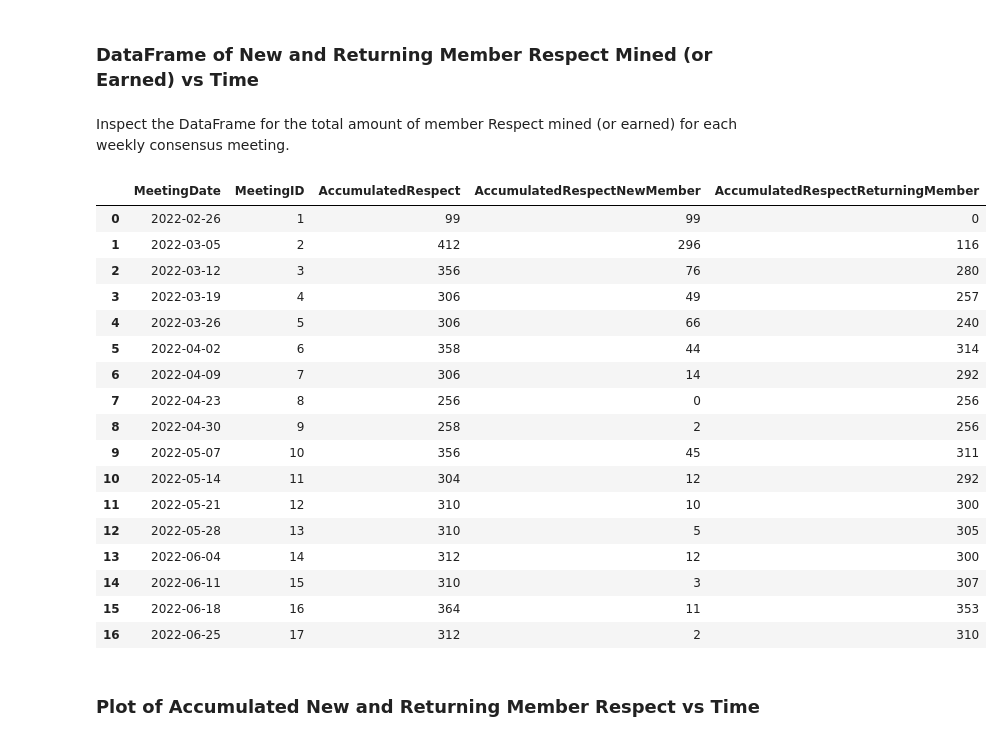
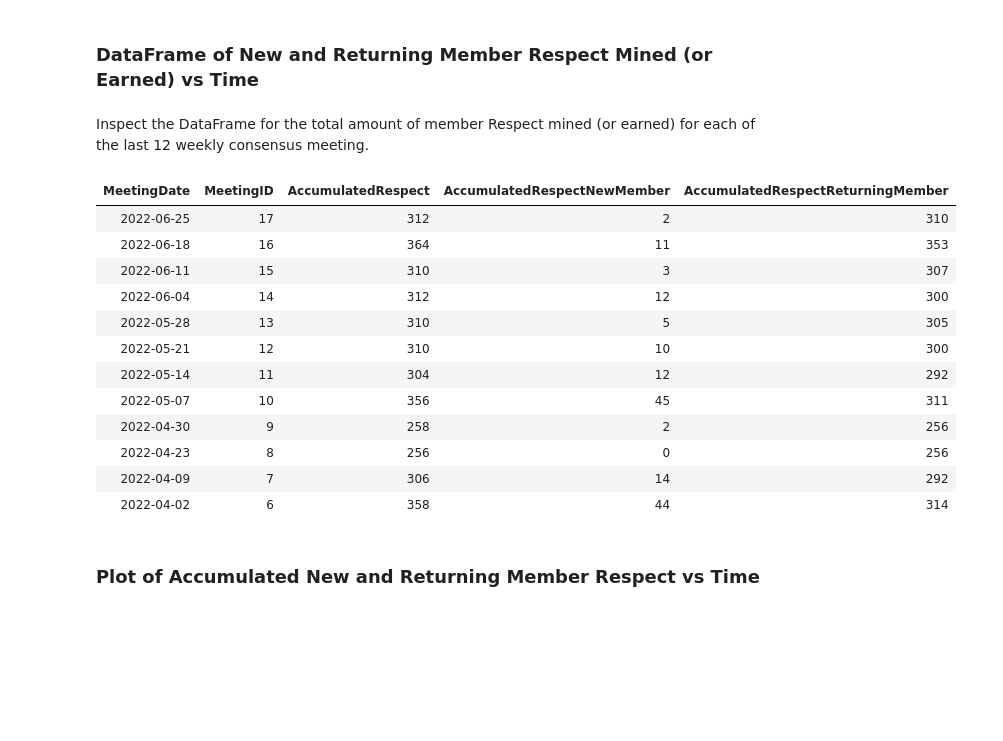
Before and after one commit to matt-langston/fractal_governance, a Jupyter notebook: notebook/README.ipynb, the cells around one changed output. Cells and saved outputs as stored; diff of their text form; code cells hidden in the pictures; blank space fills up the shorter version.

```diff
--- a/notebook/README.ipynb
+++ b/notebook/README.ipynb
@@ -252,28 +229,23 @@ Statistics(mean=5.16, standard_deviation=5.23)
 # %% [markdown]
 ### DataFrame of New and Returning Member Respect Mined (or Earned) vs Time
 # %% [markdown]
-Inspect the DataFrame for the total amount of member Respect mined (or earned) for each weekly consensus meeting.
+Inspect the DataFrame for the total amount of member Respect mined (or earned) for each of the last 12 weekly consensus meeting.
 # %%
-GitHubMarkdownDataFrame(dataset.df_member_respect_new_and_returning_by_meeting)
+GitHubMarkdownDataFrame(dataset.df_member_respect_new_and_returning_by_meeting.iloc[::-1].head(12))
 # %% [output]
-|  | MeetingDate | MeetingID | AccumulatedRespect | AccumulatedRespectNewMember | AccumulatedRespectReturningMember |
-| 0 | 2022-02-26 | 1 | 99 | 99 | 0 |
-| 1 | 2022-03-05 | 2 | 412 | 296 | 116 |
-| 2 | 2022-03-12 | 3 | 356 | 76 | 280 |
-| 3 | 2022-03-19 | 4 | 306 | 49 | 257 |
-| 4 | 2022-03-26 | 5 | 306 | 66 | 240 |
-| 5 | 2022-04-02 | 6 | 358 | 44 | 314 |
-| 6 | 2022-04-09 | 7 | 306 | 14 | 292 |
-| 7 | 2022-04-23 | 8 | 256 | 0 | 256 |
-| 8 | 2022-04-30 | 9 | 258 | 2 | 256 |
-| 9 | 2022-05-07 | 10 | 356 | 45 | 311 |
-| 10 | 2022-05-14 | 11 | 304 | 12 | 292 |
-| 11 | 2022-05-21 | 12 | 310 | 10 | 300 |
-| 12 | 2022-05-28 | 13 | 310 | 5 | 305 |
-| 13 | 2022-06-04 | 14 | 312 | 12 | 300 |
-| 14 | 2022-06-11 | 15 | 310 | 3 | 307 |
-| 15 | 2022-06-18 | 16 | 364 | 11 | 353 |
-| 16 | 2022-06-25 | 17 | 312 | 2 | 310 |
+| MeetingDate | MeetingID | AccumulatedRespect | AccumulatedRespectNewMember | AccumulatedRespectReturningMember |
+| 2022-06-25 | 17 | 312 | 2 | 310 |
+| 2022-06-18 | 16 | 364 | 11 | 353 |
+| 2022-06-11 | 15 | 310 | 3 | 307 |
+| 2022-06-04 | 14 | 312 | 12 | 300 |
+| 2022-05-28 | 13 | 310 | 5 | 305 |
+| 2022-05-21 | 12 | 310 | 10 | 300 |
+| 2022-05-14 | 11 | 304 | 12 | 292 |
+| 2022-05-07 | 10 | 356 | 45 | 311 |
+| 2022-04-30 | 9 | 258 | 2 | 256 |
+| 2022-04-23 | 8 | 256 | 0 | 256 |
+| 2022-04-09 | 7 | 306 | 14 | 292 |
+| 2022-04-02 | 6 | 358 | 44 | 314 |
 # %% [markdown]
 ### Plot of Accumulated New and Returning Member Respect vs Time
 # %% [markdown]
```
Also changed, not shown: parts of 15 cells of this notebook, 23 other files.
